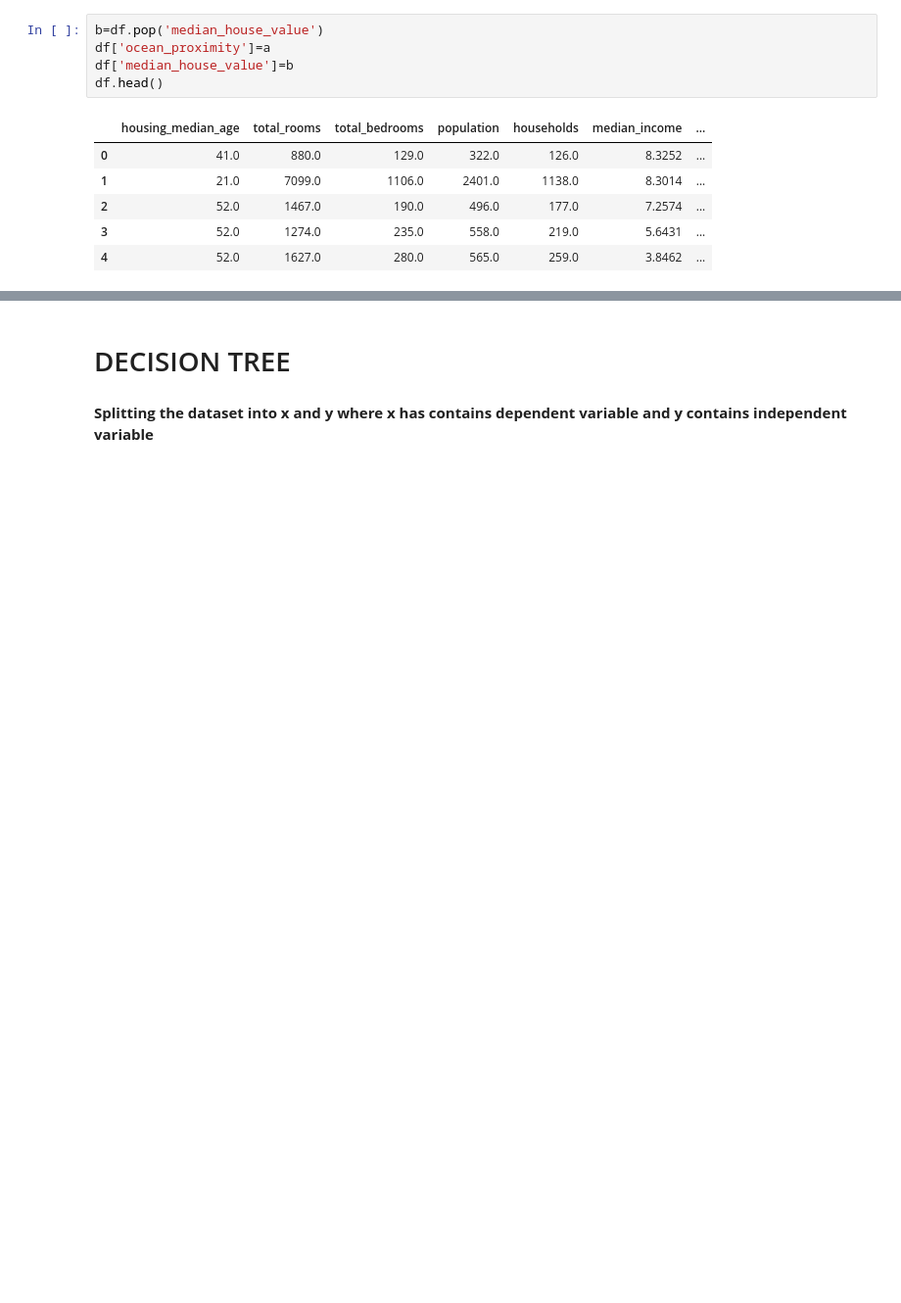
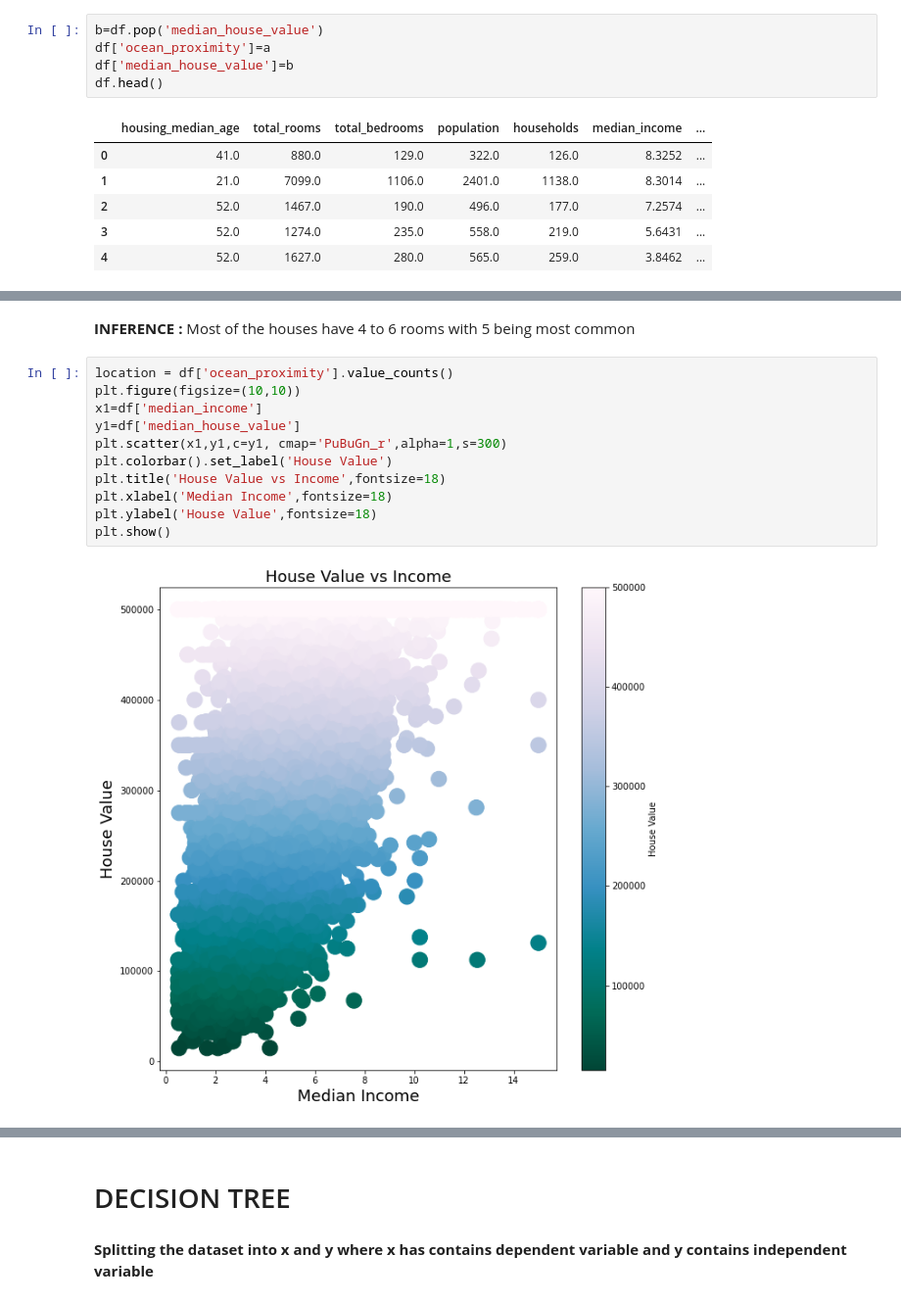
Before and after one commit to vinnovateit/VIIT_Team_MNIST, a Jupyter notebook: Ritodeep/Decision Tree/HousingPrice_Decision_Tree.ipynb, the cells around one changed output, grey strips where cells are left out. Shown at 98% size. Drawn from its saved outputs; the diff is of its cells as text; blank space fills up the shorter version.

```diff
--- a/Ritodeep/Decision Tree/HousingPrice_Decision_Tree.ipynb
+++ b/Ritodeep/Decision Tree/HousingPrice_Decision_Tree.ipynb
@@ -120,0 +157,15 @@ df.head()
+# %% [markdown]
+**INFERENCE :** Most of the houses have 4 to 6 rooms with 5 being most common
+# %%
+location = df['ocean_proximity'].value_counts()
+plt.figure(figsize=(10,10))
+x1=df['median_income']
+y1=df['median_house_value']
+plt.scatter(x1,y1,c=y1, cmap='PuBuGn_r',alpha=1,s=300)
+plt.colorbar().set_label('House Value')
+plt.title('House Value vs Income',fontsize=18)
+plt.xlabel('Median Income',fontsize=18)
+plt.ylabel('House Value',fontsize=18)
+plt.show()
+# %% [output]
+[figure, added]
```
Also changed, not shown: parts of 18 cells of this notebook, 4 other files.
